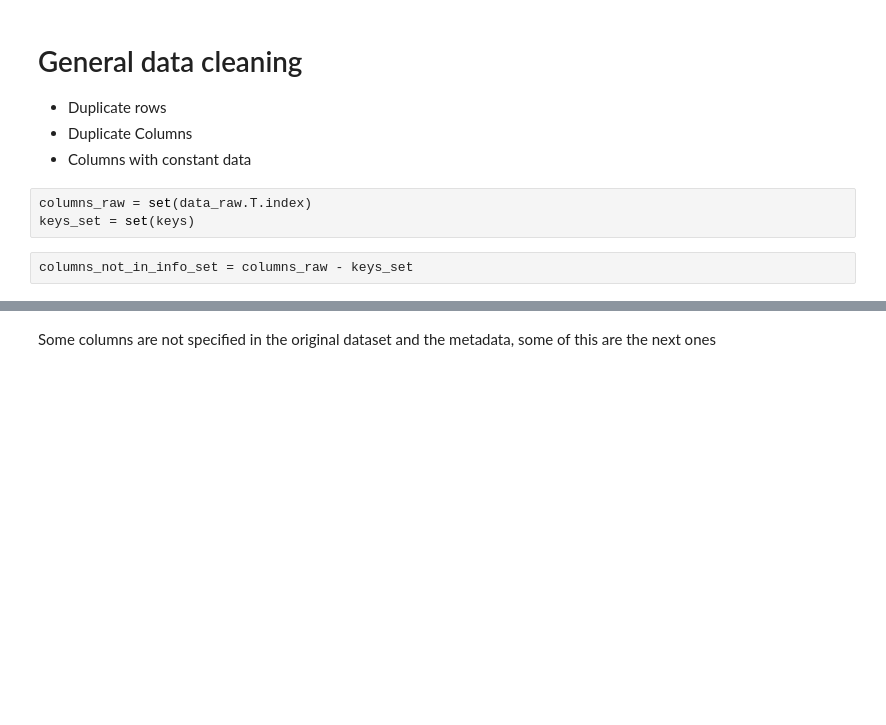
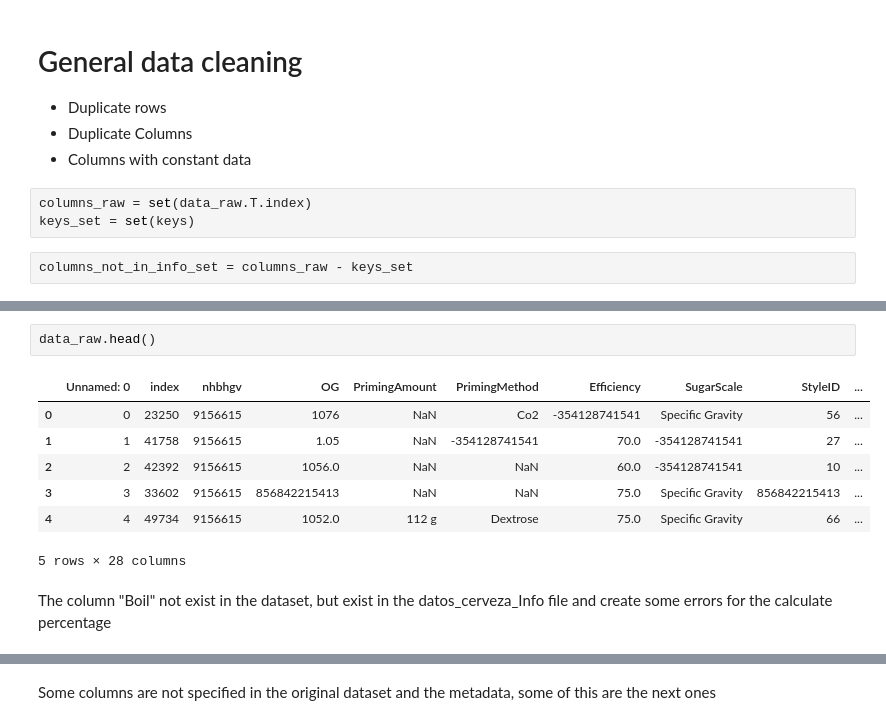
Before and after one commit to SoftwareGHUq/analytical-processing-final-project, a Jupyter notebook: notebooks/01-general-data-description.ipynb, the cells around one changed output, grey strips where cells are left out. Saved outputs shown, nothing was run; the diff lists cells and outputs as text; blank space fills up the shorter version.

```diff
--- a/notebooks/01-general-data-description.ipynb
+++ b/notebooks/01-general-data-description.ipynb
@@ -82,0 +126,12 @@ columns_not_in_info_set = columns_raw - keys_set
+# %%
+data_raw.head()
+# %% [output]
+|  | Unnamed: 0 | index | nhbhgv | OG | PrimingAmount | PrimingMethod | Efficiency | SugarScale | StyleID | ... |
+| 0 | 0 | 23250 | 9156615 | 1076 | NaN | Co2 | -354128741541 | Specific Gravity | 56 | ... |
+| 1 | 1 | 41758 | 9156615 | 1.05 | NaN | -354128741541 | 70.0 | -354128741541 | 27 | ... |
+| 2 | 2 | 42392 | 9156615 | 1056.0 | NaN | NaN | 60.0 | -354128741541 | 10 | ... |
+| 3 | 3 | 33602 | 9156615 | 856842215413 | NaN | NaN | 75.0 | Specific Gravity | 856842215413 | ... |
+| 4 | 4 | 49734 | 9156615 | 1052.0 | 112 g | Dextrose | 75.0 | Specific Gravity | 66 | ... |
+5 rows × 28 columns
+# %% [markdown]
+The column "Boil" not exist in the dataset, but exist in the datos_cerveza_Info file and create some errors for the calculate percentage
```
Also changed, not shown: parts of 7 cells of this notebook.
